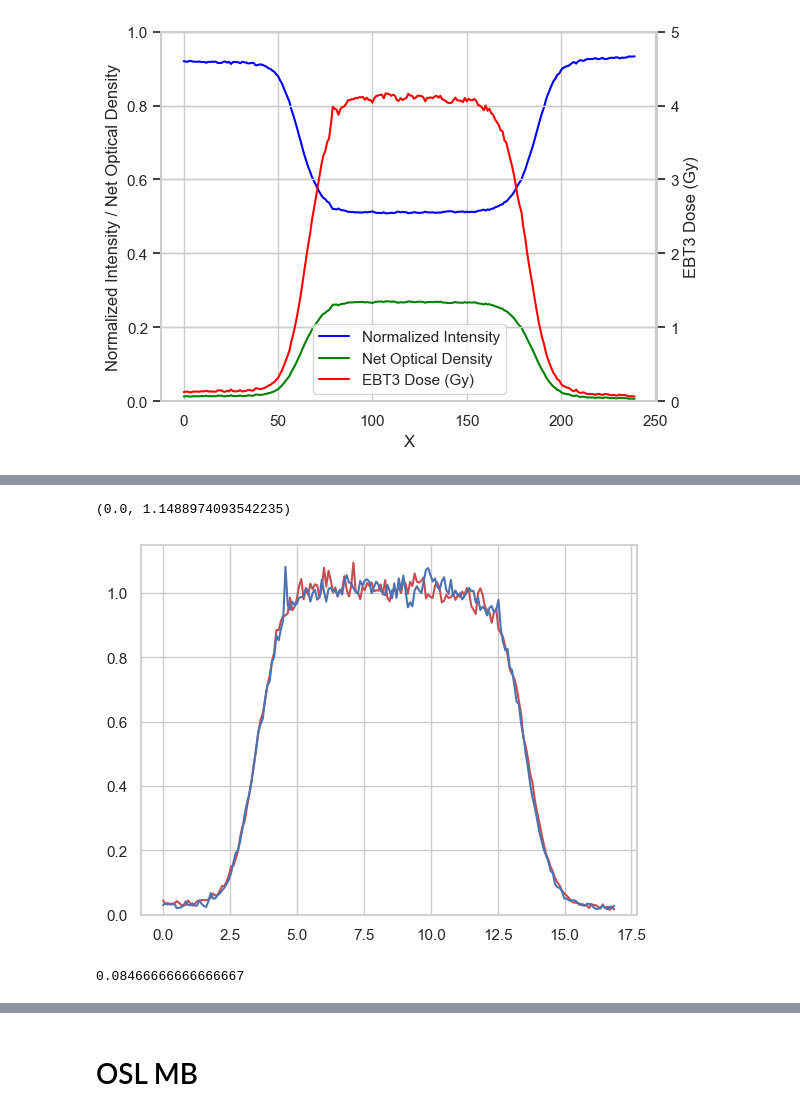
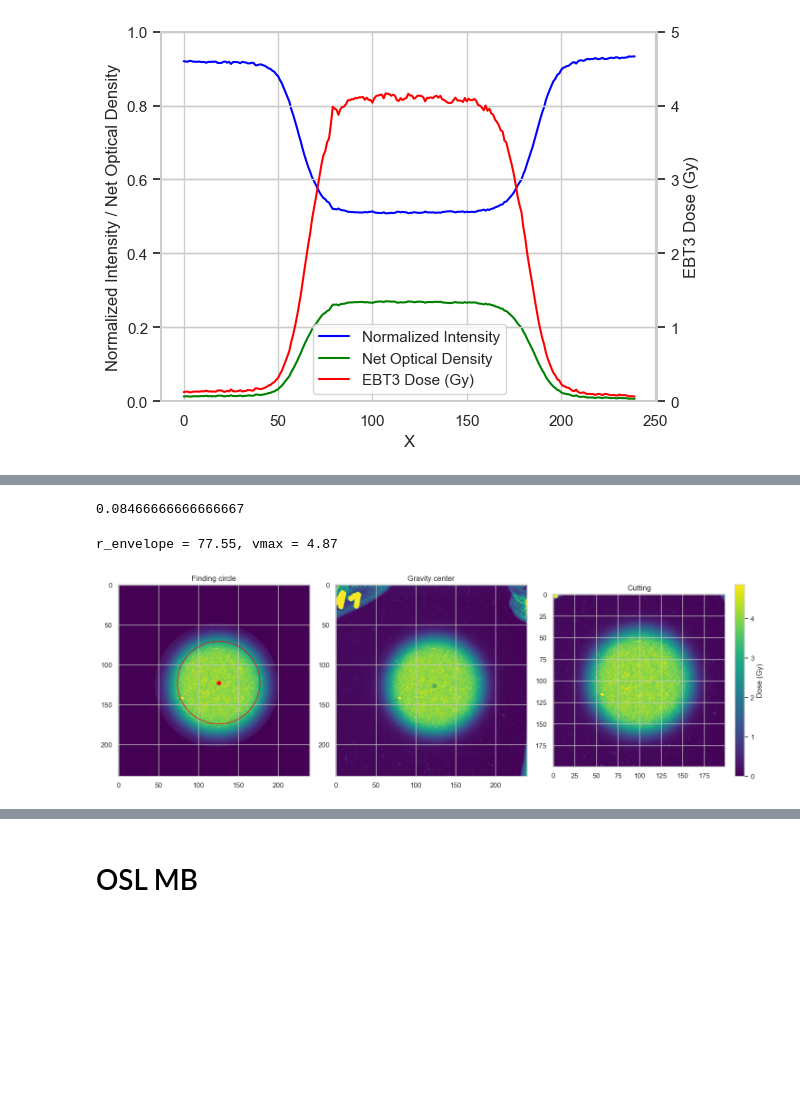
Before and after one commit to grzanka/osl_mb_foils, a Jupyter notebook: notebooks/playground/0.6-lg-2d-efficiency_10mm.ipynb, the cells around one changed output, grey strips where cells are left out. Saved outputs shown, nothing was run; the diff lists cells and outputs as text; code cells hidden in the pictures; blank space fills up the shorter version.

```diff
--- a/notebooks/playground/0.6-lg-2d-efficiency_10mm.ipynb
+++ b/notebooks/playground/0.6-lg-2d-efficiency_10mm.ipynb
@@ -229,22 +199,59 @@ plt.imshow(data_cut, vmin=0, vmax=vmax)
-# %%
-# plot horizontal and vertical profiles
-profile_dx = 5
-# plot as function of distance in mm, assuming 300dpi
-res = 300
-y_data = np.mean(data_cut[data_cut.shape[0]//2 - profile_dx//2:data_cut.shape[0]//2 + profile_dx//2,:], axis=0)
-y_data_2 = np.mean(data_cut[:, data_cut.shape[1]//2 - profile_dx//2:data_cut.shape[1]//2 + profile_dx//2], axis=1)
-x_mm = np.arange(y_data.shape[0]) / res * 25.4
-y_data_mean = np.mean(y_data, where=(x_mm>4)&(x_mm<10))
-y_data_2_mean = np.mean(y_data_2, where=(x_mm>4)&(x_mm<10))
-plt.plot(x_mm, y_data / y_data_mean, color='r')
-plt.plot(x_mm, y_data_2 / y_data_mean, color='b')
-plt.ylim(0, None)
-# %% [output]
-(0.0, 1.1488974093542235)
-[figure, removed]
 # %%
 dpi = 300
 ebt_px_to_mm = 25.4 / dpi
 ebt_px_to_mm
 # %% [output]
 0.08466666666666667
+# %%
+data = ebt3_dose_Gy(foil_cut1)[:,:]
+
+# finding circle
+data_for_circle = data.copy()
+lv_for_detect = img_for_circle_detection(data_for_circle, nsigma=1)
+circle = find_circle_hough_method(lv_for_detect, max_radius=180, min_radius=50)
+vmin =  0
+r_envelope = min(1.5*circle.r, 150)
+mask = create_circular_mask(data_for_circle, Circle(x=circle.x, y=circle.y, r=r_envelope))
+vmax = 1.1*np.percentile(data_for_circle[mask], 99)
+data_for_circle[~mask] = 0
+print(f"r_envelope = {r_envelope:.2f}, vmax = {vmax:.2f}")
+
+# finding center of mass
+data_for_cm = data_for_circle.copy()
+cm = center_of_mass(data_for_cm)
+
+# detector cutting
+cut_px = 100
+low_x = int(max(0, cm[0] - cut_px))
+high_x = int(min(data.shape[0], cm[0] + cut_px))
+low_y = int(max(0, cm[1] - cut_px))
+high_y = int(min(data.shape[1], cm[1] + cut_px))
+data_cut = data[low_x:high_x, low_y:high_y]
+
+fig, axs = plt.subplots(ncols=3, figsize=(15, 5))
+
+im1 = axs[0].imshow(data_for_circle, cmap='viridis', vmin=0, vmax=vmax)
+axs[0].plot(circle.y, circle.x, 'o', color='red')
+axs[0].add_artist(
+    plt.Circle(xy=(circle.y, circle.x),
+               radius=circle.r,
+               color='red',
+               fill=False,
+               transform=axs[0].transData))
+axs[0].set_title('Finding circle')
+
+im2 = axs[1].imshow(data, cmap='viridis', vmin=0, vmax=vmax)
+axs[1].scatter(cm[1], cm[0], color='g');
+axs[1].set_title('Gravity center')
+
+im3 = axs[2].imshow(data_cut, cmap='viridis', vmin=0, vmax=vmax)
+axs[2].set_title('Cutting')
+
+#fig.colorbar(im1, label='Dose [Gy]', fraction=0.05)
+#fig.colorbar(im2, label='Net Optical Density', fraction=0.05)
+fig.colorbar(im3, label='Dose (Gy)', fraction=0.05)
+
+plt.tight_layout()
+# %% [output]
+r_envelope = 77.55, vmax = 4.87
+[figure, added]
```
Also changed, not shown: parts of 17 cells of this notebook.
